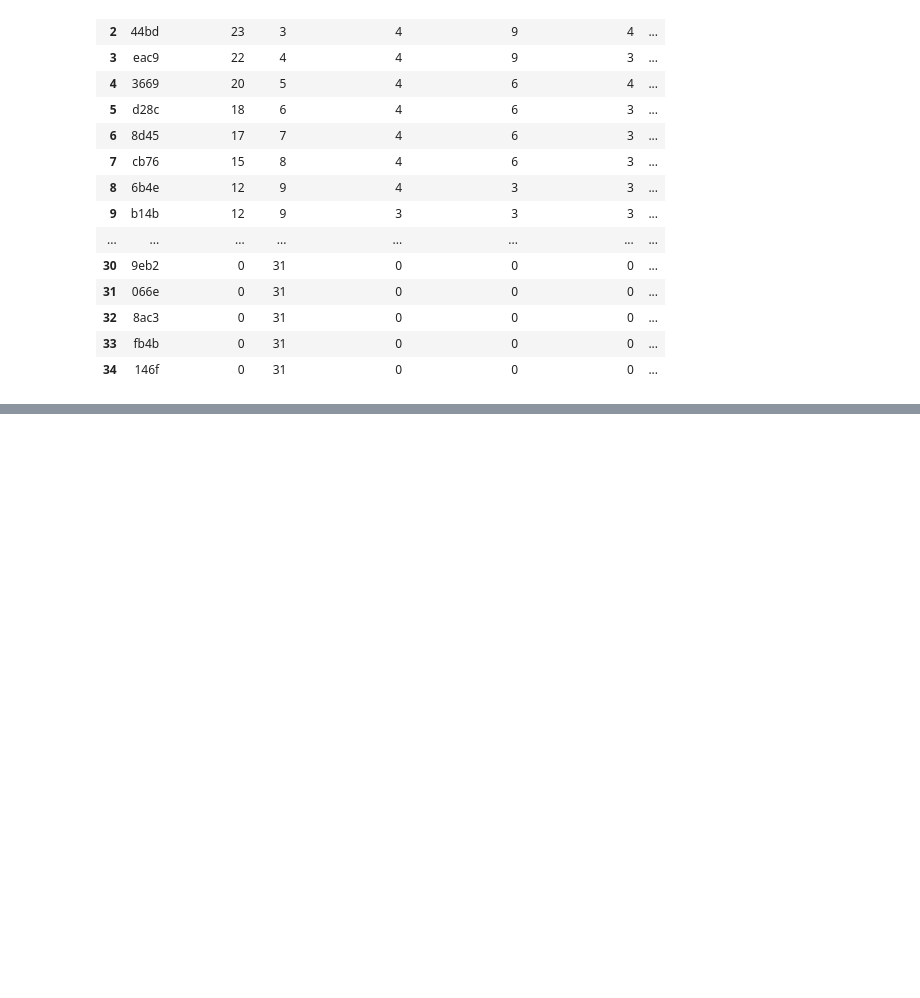
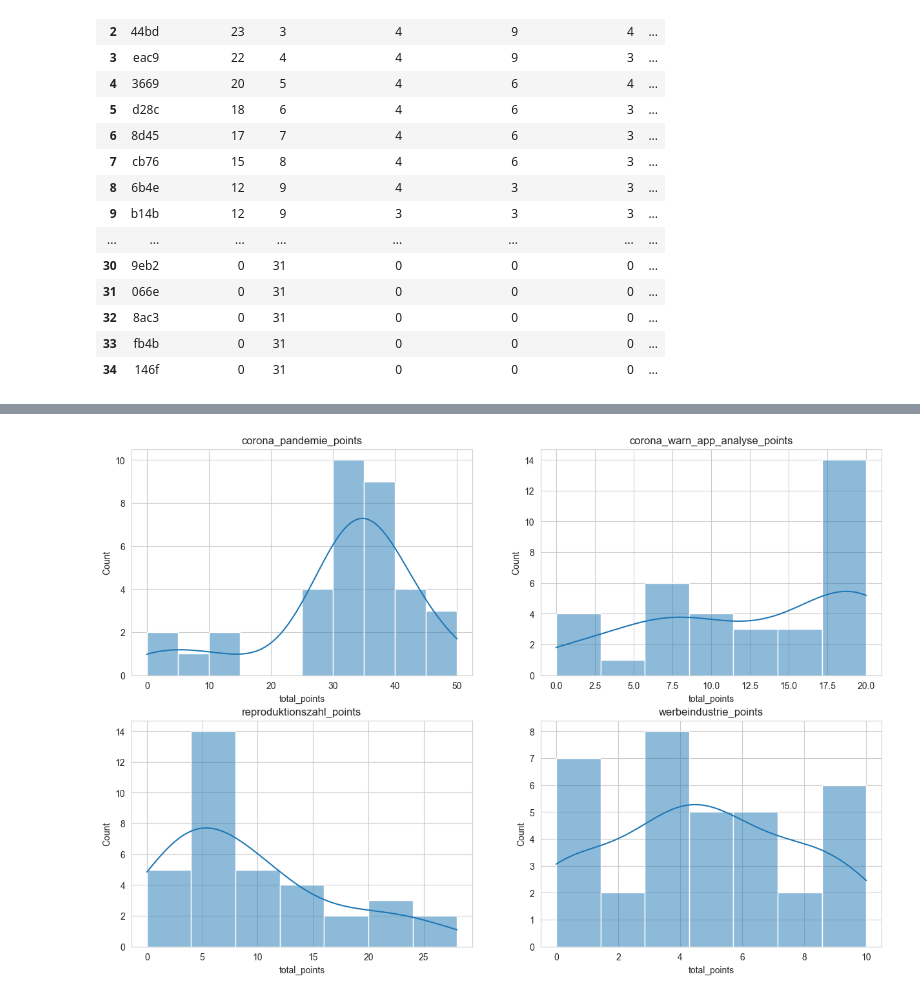
Before and after one commit to cortex359/matse-aachen.seminararbeit, a Jupyter notebook: overview.ipynb, the cells around one changed output, grey strips where cells are left out. Cells and saved outputs as stored; diff of their text form; code cells hidden in the pictures; blank space fills up the shorter version.

```diff
--- a/overview.ipynb
+++ b/overview.ipynb
@@ -74,0 +79,11 @@ plt.show()
+# %%
+corona_pandemie_points = pd.read_csv('data/shared-dataset-v2/corona_pandemie_points.csv')
+corona_warn_app_analyse_points = pd.read_csv('data/shared-dataset/corona_warn_app_analyse_points.csv')
+reproduktionszahl_points = pd.read_csv('data/shared-dataset-v2/reproduktionszahl_points.csv')
+werbeindustrie_points = pd.read_csv('data/shared-dataset-v2/werbeindustrie_points.csv')
+dfs = {
+    "corona_pandemie_points": corona_pandemie_points,
+    "corona_warn_app_analyse_points": corona_warn_app_analyse_points,
+    "reproduktionszahl_points": reproduktionszahl_points,
+    "werbeindustrie_points": werbeindustrie_points
+}
@@ -74,0 +110,10 @@ plt.show()
+# %%
+fig, axes = plt.subplots(2, 2, figsize=(15, 10))
+
+for ax, (name, df) in zip(axes.flatten(), dfs.items()):
+    sns.histplot(df['total_points'], kde=True, ax=ax)
+    ax.set_title(name)
+
+plt.show()
+# %% [output]
+[figure, added]
```
Also changed, not shown: parts of 8 cells of this notebook, 20 other files.
